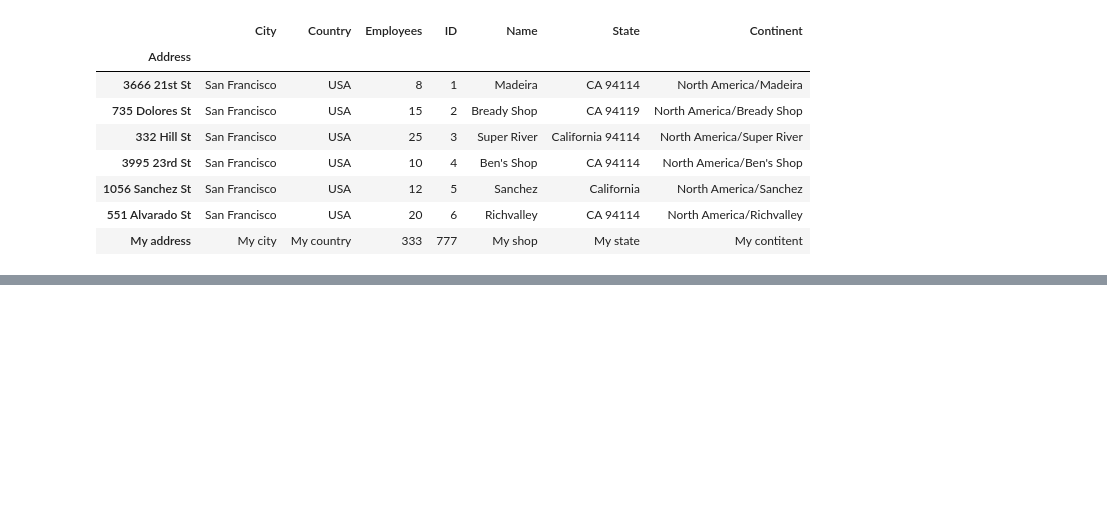
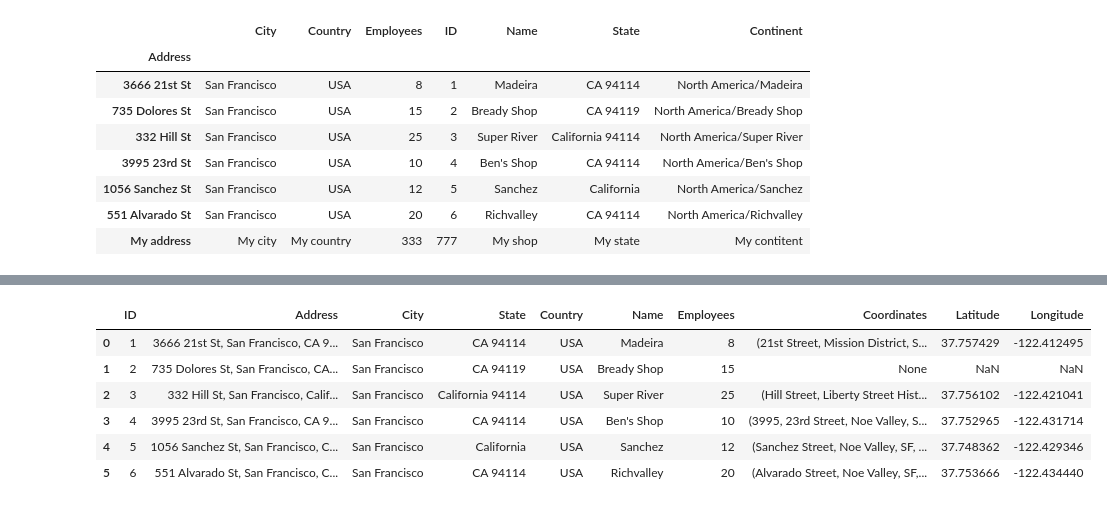
Before and after one commit to MrAlejandro/practice-python, a Jupyter notebook: pandas/jupyter/read_from_files.ipynb, the cells around one changed output, grey strips where cells are left out. Drawn from its saved outputs; the diff is of its cells as text; code cells hidden in the pictures; blank space fills up the shorter version.

Commit message:
GEOPY example added

```diff
--- a/pandas/jupyter/read_from_files.ipynb
+++ b/pandas/jupyter/read_from_files.ipynb
@@ -280,3 +280,7 @@ df7
 | 1056 Sanchez St | San Francisco | USA | 12 | 5 | Sanchez | California | North America/Sanchez |
 | 551 Alvarado St | San Francisco | USA | 20 | 6 | Richvalley | CA 94114 | North America/Richvalley |
 | My address | My city | My country | 333 | 777 | My shop | My state | My contitent |
+# %%
+from geopy.geocoders import Nominatim
+nom = Nominatim()
+nom.geocode("332 Hill St, San Francisco, CA 94114")
@@ -282,0 +289,4 @@ df7
+# %%
+df8 = pandas.read_csv('supermarkets.csv')
+df8['Address'] = df8['Address'] + ', ' + df8['City'] + ', ' + df8['State'] + ', ' + df8['Country']
+df8
@@ -282,0 +301,8 @@ df7
+# %%
+import time
+
+def get_coordinates(address):
+    time.sleep(0.1)
+    return nom.geocode(address)
+
+df8['Coordinates'] = df8['Address'].apply(get_coordinates)
@@ -282,0 +319,12 @@ df7
+# %%
+df8['Latitude'] = df8['Coordinates'].apply(lambda x: x.latitude if x != None else None)
+df8['Longitude'] = df8['Coordinates'].apply(lambda x: x.longitude if x != None else None)
+df8
+# %% [output]
+|  | ID | Address | City | State | Country | Name | Employees | Coordinates | Latitude | Longitude |
+| 0 | 1 | 3666 21st St, San Francisco, CA 9... | San Francisco | CA 94114 | USA | Madeira | 8 | (21st Street, Mission District, S... | 37.757429 | -122.412495 |
+| 1 | 2 | 735 Dolores St, San Francisco, CA... | San Francisco | CA 94119 | USA | Bready Shop | 15 | None | NaN | NaN |
+| 2 | 3 | 332 Hill St, San Francisco, Calif... | San Francisco | California 94114 | USA | Super River | 25 | (Hill Street, Liberty Street Hist... | 37.756102 | -122.421041 |
+| 3 | 4 | 3995 23rd St, San Francisco, CA 9... | San Francisco | CA 94114 | USA | Ben's Shop | 10 | (3995, 23rd Street, Noe Valley, S... | 37.752965 | -122.431714 |
+| 4 | 5 | 1056 Sanchez St, San Francisco, C... | San Francisco | California | USA | Sanchez | 12 | (Sanchez Street, Noe Valley, SF, ... | 37.748362 | -122.429346 |
+| 5 | 6 | 551 Alvarado St, San Francisco, C... | San Francisco | CA 94114 | USA | Richvalley | 20 | (Alvarado Street, Noe Valley, SF,... | 37.753666 | -122.434440 |
```
Also changed, not shown: parts of 3 cells of this notebook.
